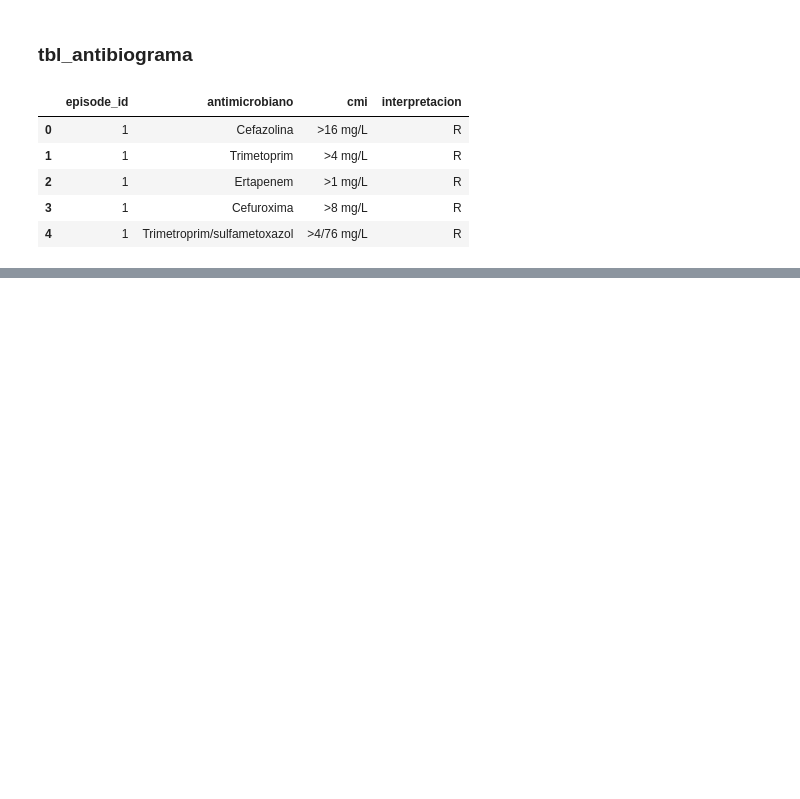
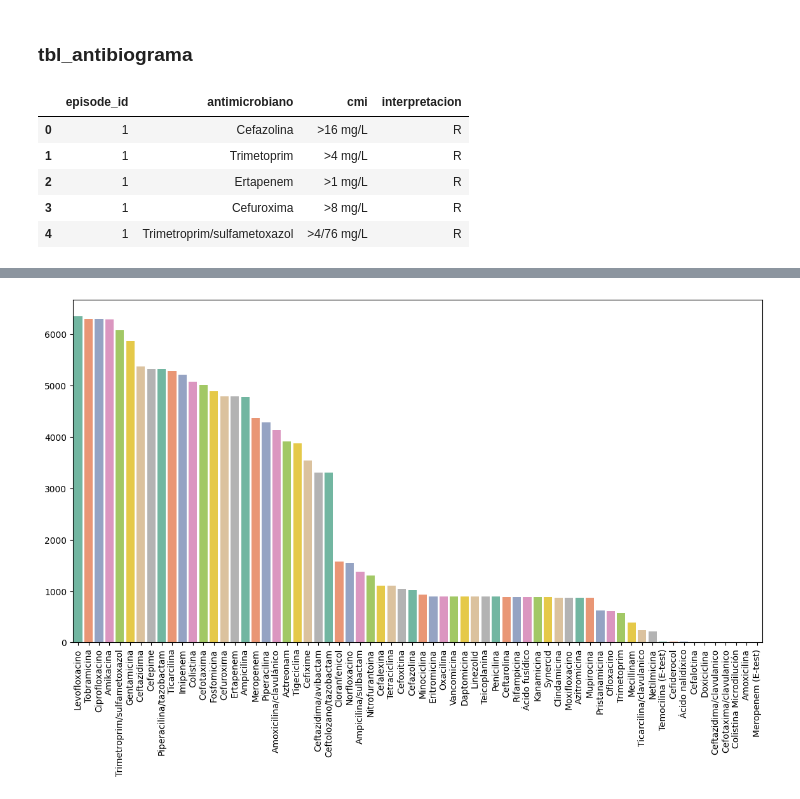
Before and after one commit to PauPascualMas/ML_model, a Jupyter notebook: notebooks/preprocess.ipynb, the cells around one changed output, grey strips where cells are left out. Saved outputs shown, nothing was run; the diff lists cells and outputs as text; code cells hidden in the pictures; blank space fills up the shorter version.

```diff
--- a/notebooks/preprocess.ipynb
+++ b/notebooks/preprocess.ipynb
@@ -537 +515,10 @@ tbl_antibiograma.head()
+# %%
+a = tbl_antibiograma['antimicrobiano'].value_counts()
+
+fig,ax=plt.subplots(1,1,figsize=(14,7))
+sns.barplot(x=a.index.values, y=a.values, palette='Set2')
+plt.xticks(rotation=90)
+plt.show()
+# %% [output]
+[figure, added]
 # %%
```
Also changed, not shown: parts of 22 cells of this notebook, 4 other files.
